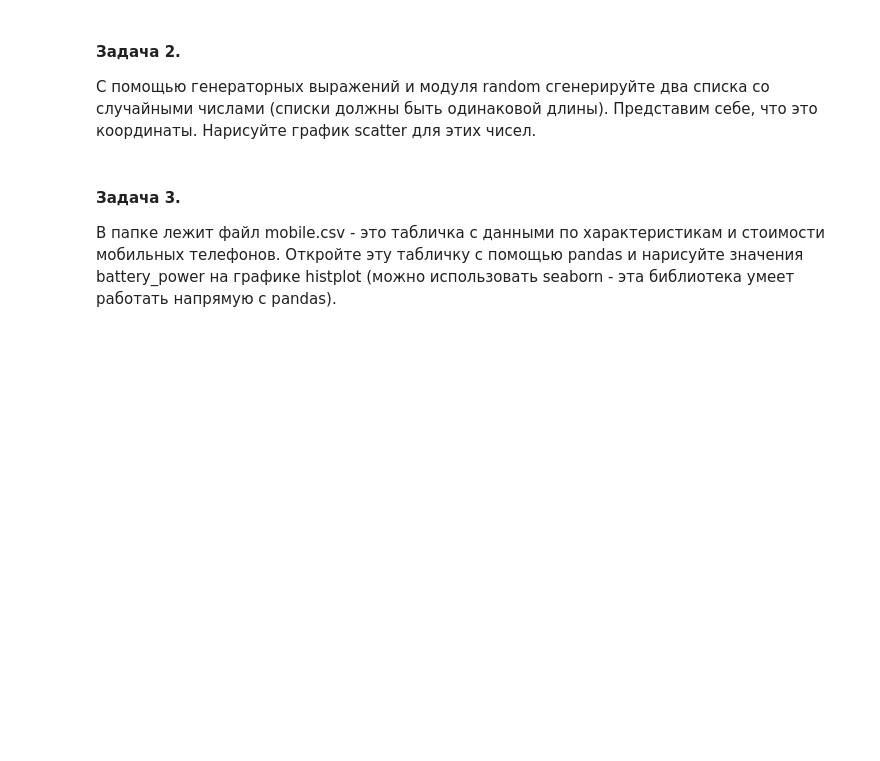
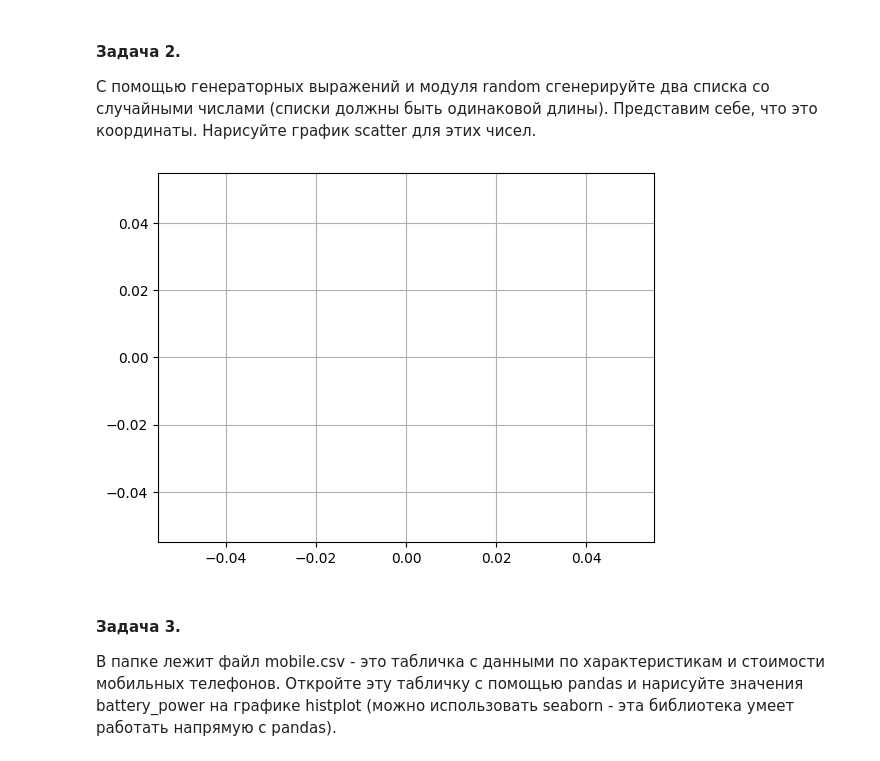
Before and after one commit to wallflower-k/bac22-26, a Jupyter notebook: term06/BASE/05-Matplotlib/sem05.ipynb, the cells around one changed output. Cells and saved outputs as stored; diff of their text form; code cells hidden in the pictures; blank space fills up the shorter version.

```diff
--- a/term06/BASE/05-Matplotlib/sem05.ipynb
+++ b/term06/BASE/05-Matplotlib/sem05.ipynb
@@ -9,7 +22,16 @@
 
 С помощью генераторных выражений и модуля random сгенерируйте два списка со случайными числами (списки должны быть одинаковой длины). Представим себе, что это координаты. Нарисуйте график scatter для этих чисел.
 # %%
-# your code here
+import random
+n = int(input())
+x = [random.uniform(0, n) for x in range(n)]
+y = [random.uniform(0, n) for x in range(n)]
+
+plt.scatter(x, y, color='green', edgecolors='black')
+plt.grid(True)
+plt.show()
+# %% [output]
+[figure, added]
 # %% [markdown]
 #### Задача 3.
 
```
Also changed, not shown: parts of 5 cells of this notebook, 1 other file.
